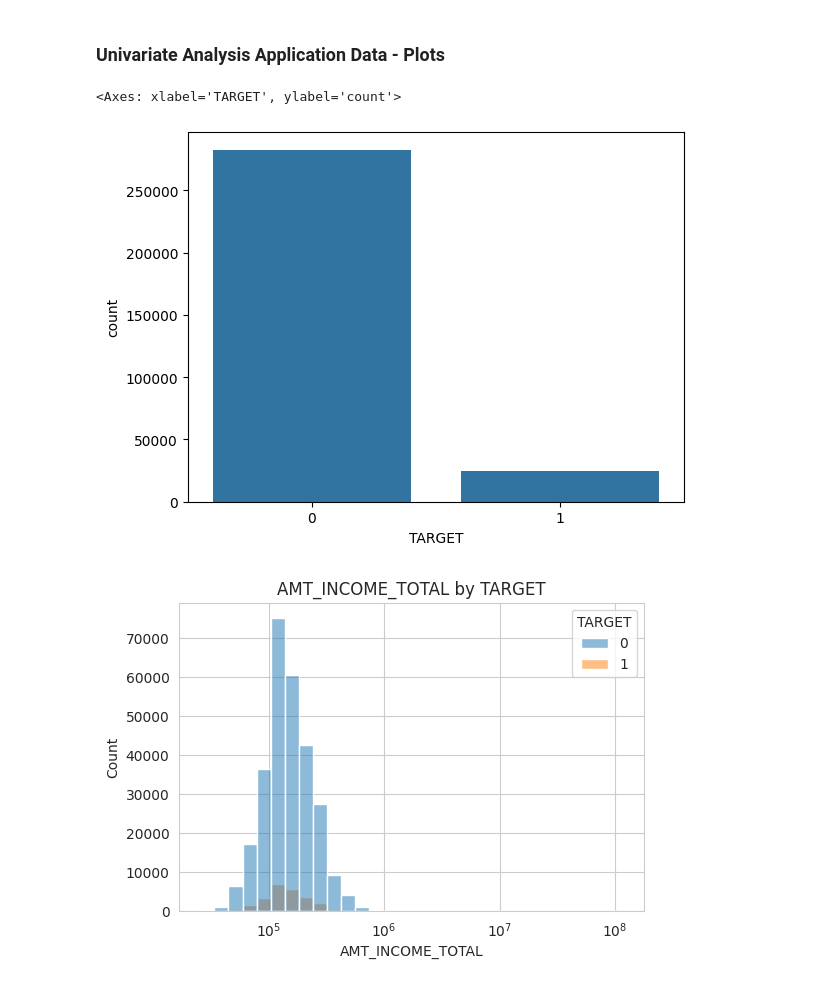
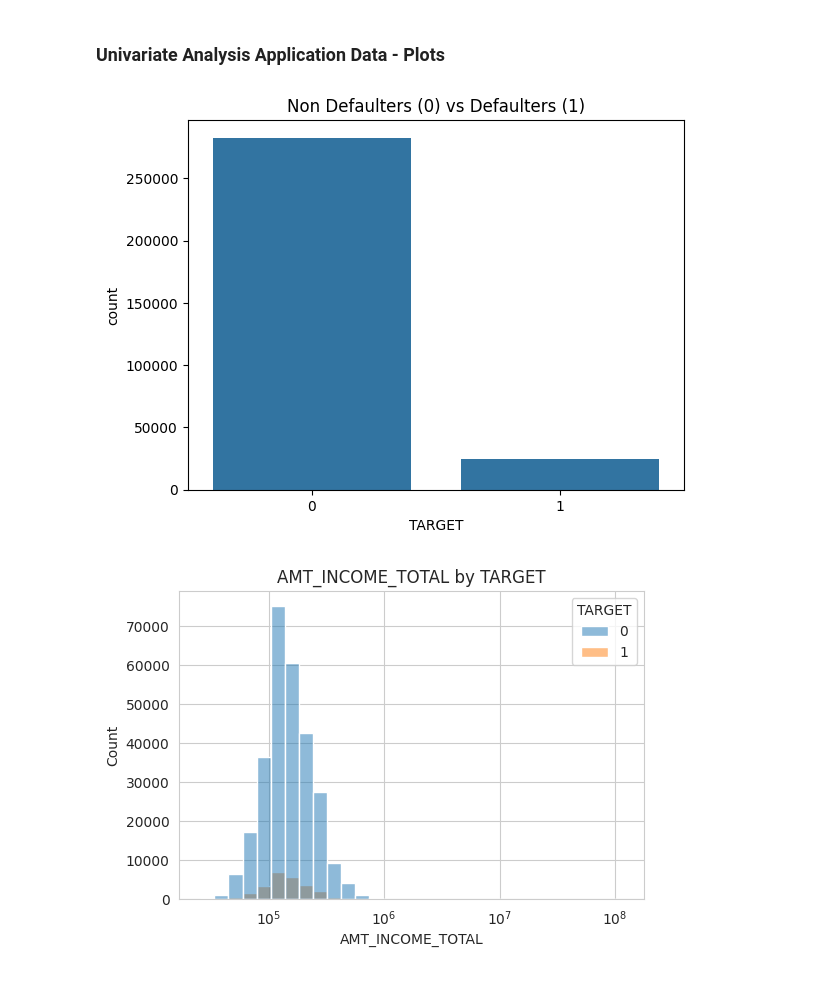
Before and after one commit to A-Knee09/Credit-Risk-Analysis, a Jupyter notebook: Credit_Risk_Analysis.ipynb, the cells around one changed output. Cells and saved outputs as stored; diff of their text form; code cells hidden in the pictures.

```diff
--- a/Credit_Risk_Analysis.ipynb
+++ b/Credit_Risk_Analysis.ipynb
@@ -274,9 +274,10 @@ app_data.drop(["DAYS_BIRTH","DAYS_EMPLOYED","DAYS_REGISTRATION"],inplace=True,ax
 ### Univariate Analysis Application Data - Plots
 # %%
 sns.countplot(data=app_data,x="TARGET")
+plt.title("Non Defaulters (0) vs Defaulters (1)")
+plt.savefig("Target countplot")
 # %% [output]
-<Axes: xlabel='TARGET', ylabel='count'>
-[figure, old version]
+[figure, new version]
 # %%
 app_data["CREDIT_INCOME_RATIO"] = (
     app_data["AMT_CREDIT"] / app_data["AMT_INCOME_TOTAL"]
```
